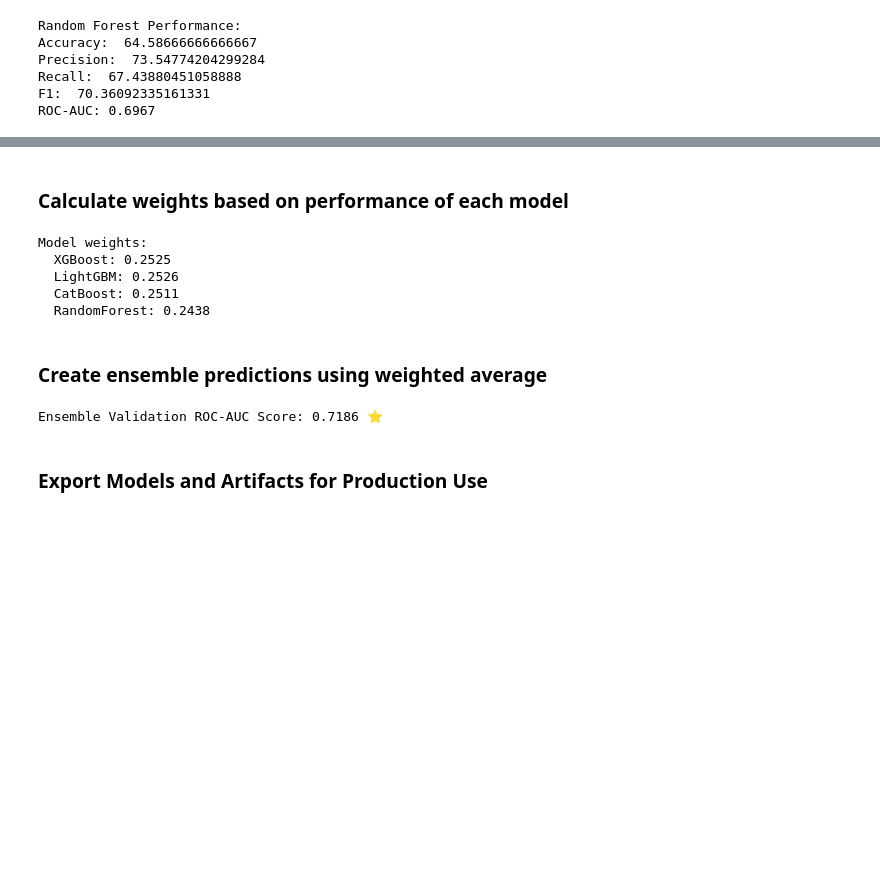
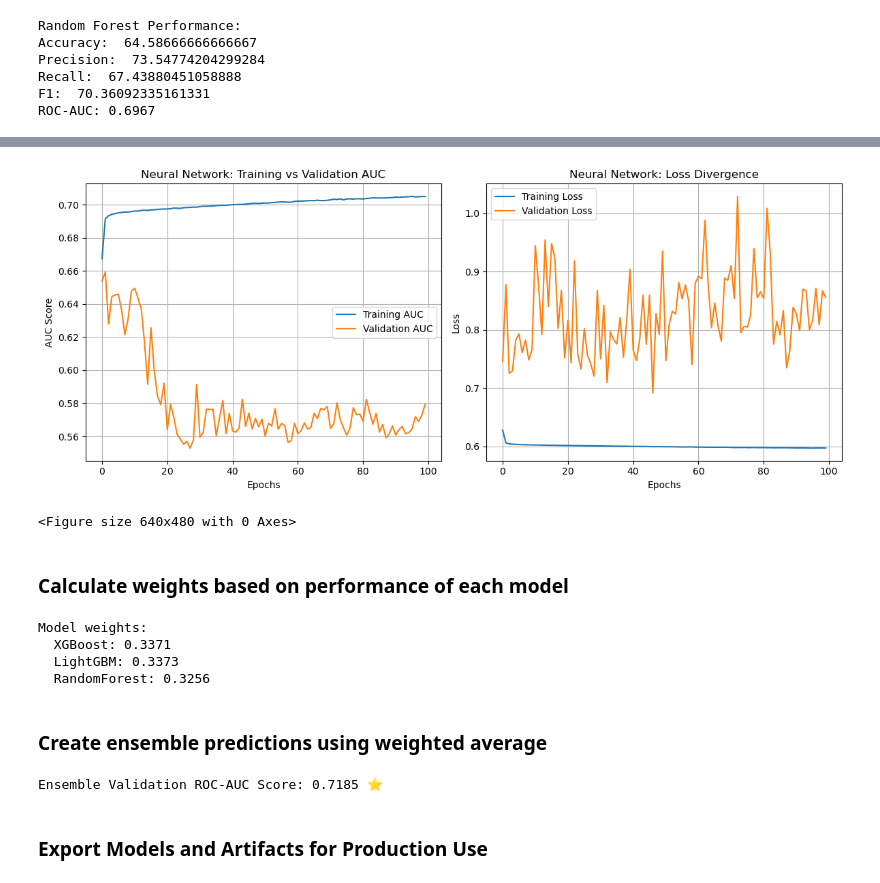
Before and after one commit to Sandakan/Diabetes-Prediction, a Jupyter notebook: notebooks/final.ipynb, the cells around one changed output, grey strips where cells are left out. Saved outputs shown, nothing was run; the diff lists cells and outputs as text; code cells hidden in the pictures; blank space fills up the shorter version.

Commit message:
updated with neural network results

```diff
--- a/notebooks/final.ipynb
+++ b/notebooks/final.ipynb
@@ -587,40 +684,65 @@ ROC-AUC: 0.6967
+# %%
+plt.figure(figsize=(12, 5))
+
+plt.subplot(1, 2, 1)
+plt.plot(history.history["AUC"], label="Training AUC")
+plt.plot(history.history["val_AUC"], label="Validation AUC")
+plt.title("Neural Network: Training vs Validation AUC")
+plt.xlabel("Epochs")
+plt.ylabel("AUC Score")
+plt.legend()
+plt.grid(True)
+
+plt.subplot(1, 2, 2)
+plt.plot(history.history["loss"], label="Training Loss")
+plt.plot(history.history["val_loss"], label="Validation Loss")
+plt.title("Neural Network: Loss Divergence")
+plt.xlabel("Epochs")
+plt.ylabel("Loss")
+plt.legend()
+plt.grid(True)
+
+plt.tight_layout()
+plt.show()
+# %% [output]
+[figure, added]
+<Figure size 640x480 with 0 Axes>
 # %% [markdown]
 ### Calculate weights based on performance of each model
 # %%
 xgb_auc = xgb_data['auc']
 lgbm_auc = lgbm_data['auc']
-ct_auc = ct_data['auc']
+# ct_auc = ct_data['auc']
 rf_auc = rf_data['auc']
 
-weights = np.array([xgb_auc, lgbm_auc, ct_auc, rf_auc])
+weights = np.array([xgb_auc, lgbm_auc,  rf_auc])
 normalized_weights = weights / weights.sum()
 
 print("Model weights:")
 for name, weight in zip(
-    ["XGBoost", "LightGBM", "CatBoost", "RandomForest"], normalized_weights
+    ["XGBoost", "LightGBM", "RandomForest"], normalized_weights
 ):
     print(f"  {name}: {weight:.4f}")
 # %% [output]
 Model weights:
-  XGBoost: 0.2525
-  LightGBM: 0.2526
-  CatBoost: 0.2511
-  RandomForest: 0.2438
+  XGBoost: 0.3371
+  LightGBM: 0.3373
+  RandomForest: 0.3256
 # %% [markdown]
 ### Create ensemble predictions using weighted average
 # %%
 def calculate_ensemble_predict_probability(X):
     xgb_predictions = xgb_model.predict_proba(X)[:, 1]
     lgbm_predictions = lgbm_model.predict_proba(X)[:, 1]
-    catboost_predictions = catboost_model.predict_proba(X)[:, 1]
+    # catboost_predictions = catboost_model.predict_proba(X)[:, 1]
     rf_predictions = rf_model.predict_proba(X)[:, 1]
 
     # Weighted average
     ensemble_predictions = (
         normalized_weights[0] * xgb_predictions
         + normalized_weights[1] * lgbm_predictions
-        + normalized_weights[2] * catboost_predictions
-        + normalized_weights[3] * rf_predictions
+        # + normalized_weights[2] * catboost_predictions
+        + normalized_weights[2] * rf_predictions
     )
     return ensemble_predictions
 
@@ -629,7 +751,7 @@ ensemble_auc = roc_auc_score(y_val, ensemble_pred_probability)
 
 print(f"Ensemble Validation ROC-AUC Score: {ensemble_auc:.4f} ⭐")
 # %% [output]
-Ensemble Validation ROC-AUC Score: 0.7186 ⭐
+Ensemble Validation ROC-AUC Score: 0.7185 ⭐
 # %% [markdown]
 ### Export Models and Artifacts for Production Use
 # %%
```
Also changed, not shown: parts of 4 cells of this notebook, 7 other files.
